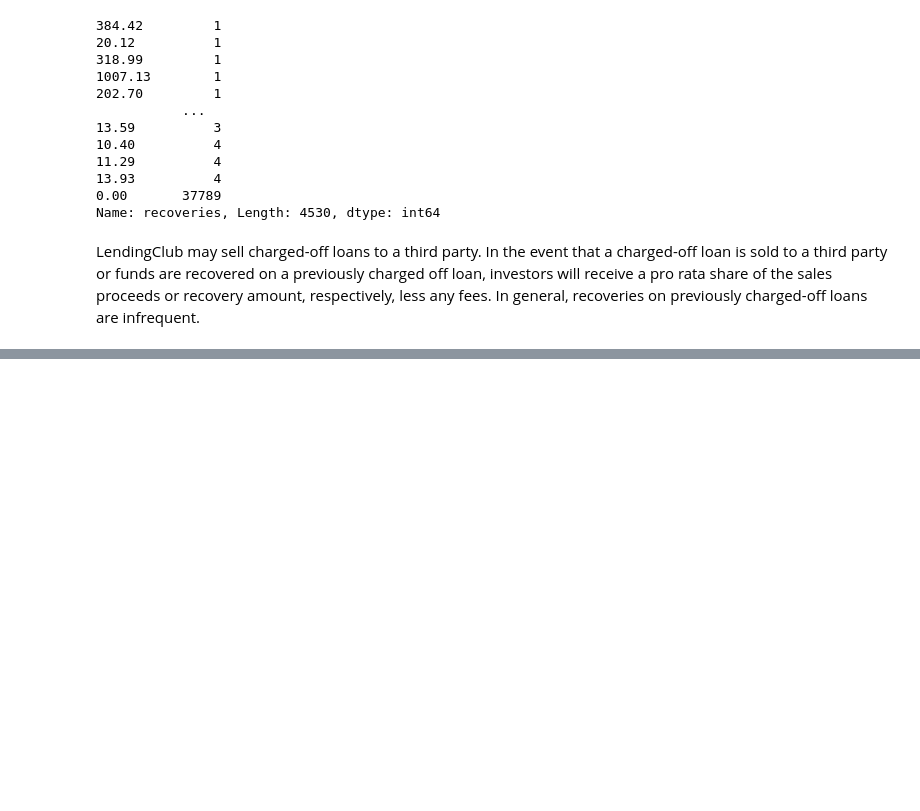
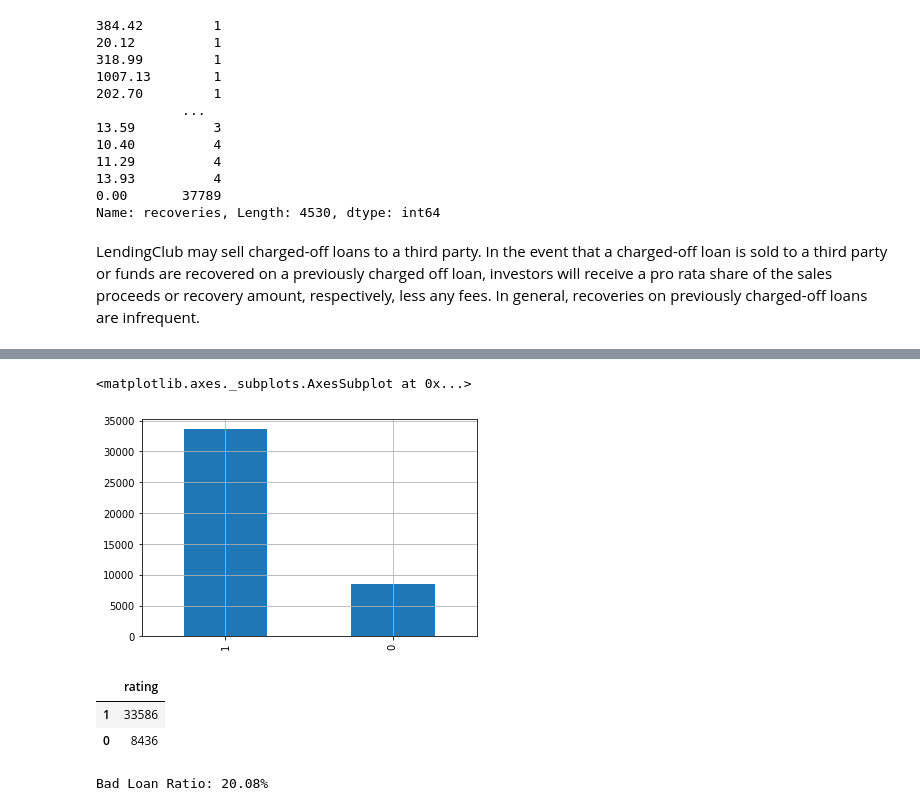
Before and after one commit to 15021996/Loan-Default-Prediction, a Jupyter notebook: Soumya_Loan_Default_Prediction_Capstone_Project.ipynb, the cells around one changed output, grey strips where cells are left out. Drawn from its saved outputs; the diff is of its cells as text; code cells hidden in the pictures; blank space fills up the shorter version.

```diff
--- a/Soumya_Loan_Default_Prediction_Capstone_Project.ipynb
+++ b/Soumya_Loan_Default_Prediction_Capstone_Project.ipynb
@@ -399,0 +401,10 @@ LendingClub may sell charged-off loans to a third party. In the event that a cha
+# %%
+def find_constant_features(dataFrame):
+    const_features = []
+    for column in list(dataFrame.columns):
+        if dataFrame[column].unique().size < 3:
+            const_features.append(column)
+    return const_features
+const_features = find_constant_features(data2)
+
+print(const_features)
@@ -399,0 +413,4 @@ LendingClub may sell charged-off loans to a third party. In the event that a cha
+# %%
+data2.drop(const_features, axis = 1, inplace = True)
+# %%
+ data2['loan_status']=data2.loan_status.astype(object)
@@ -399,0 +434,8 @@ LendingClub may sell charged-off loans to a third party. In the event that a cha
+# %%
+data2=data2[data2['loan_status']!='Current']
+# %%
+data2["rating"] = np.where((data2.loan_status == 'Fully Paid'), 1, 0)
+data2['rating'].value_counts().plot(kind = 'bar', grid = True)
+# %% [output]
+<matplotlib.axes._subplots.AxesSubplot at 0x...>
+[figure, added]
@@ -399,0 +444,10 @@ LendingClub may sell charged-off loans to a third party. In the event that a cha
+# %%
+pd.value_counts(data2.rating).to_frame()
+# %% [output]
+|  | rating |
+| 1 | 33586 |
+| 0 | 8436 |
+# %%
+print ('Bad Loan Ratio: %.2f%%'  % ((1-(data2.rating.sum()/len(data2)))*100))
+# %% [output]
+Bad Loan Ratio: 20.08%
```
Also changed, not shown: parts of 96 cells of this notebook.
